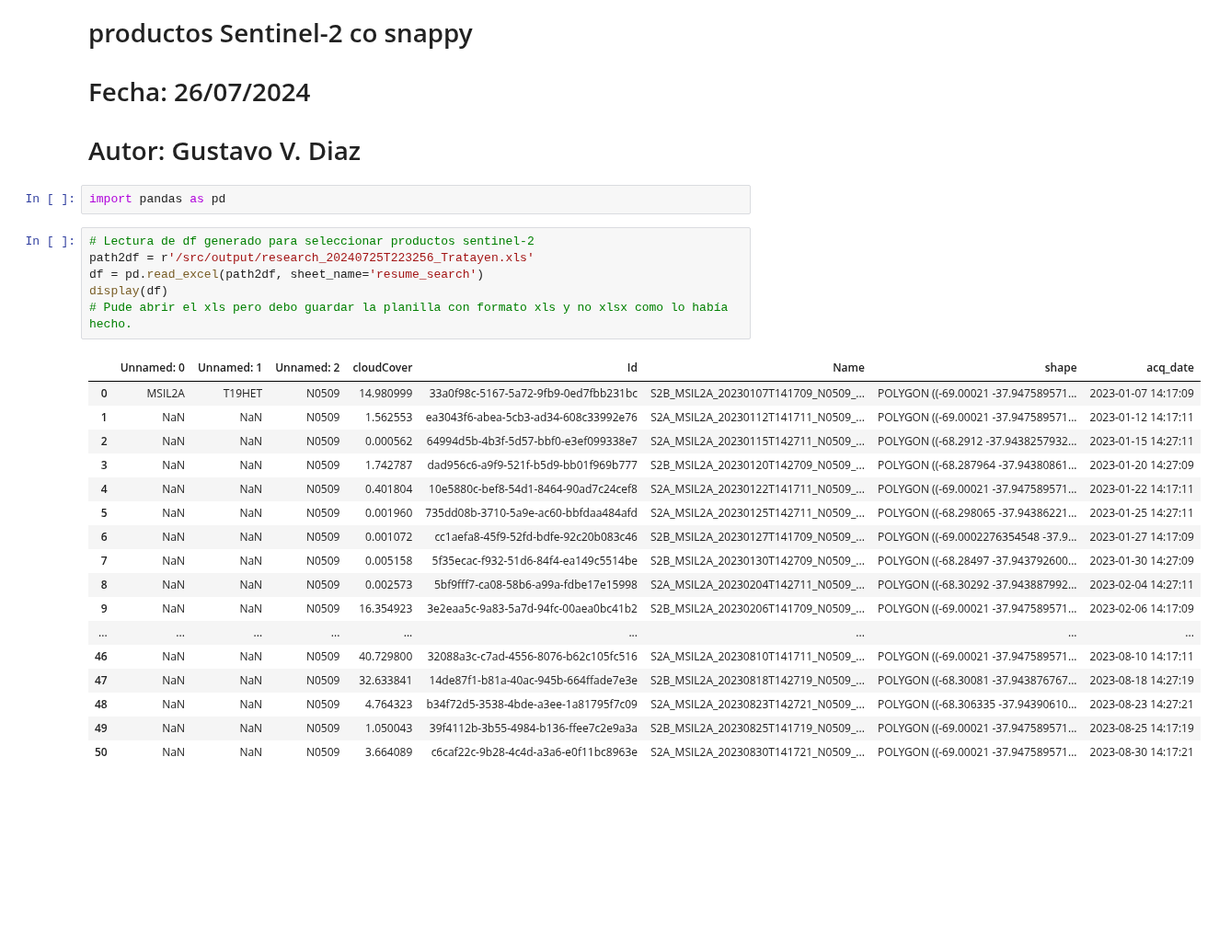
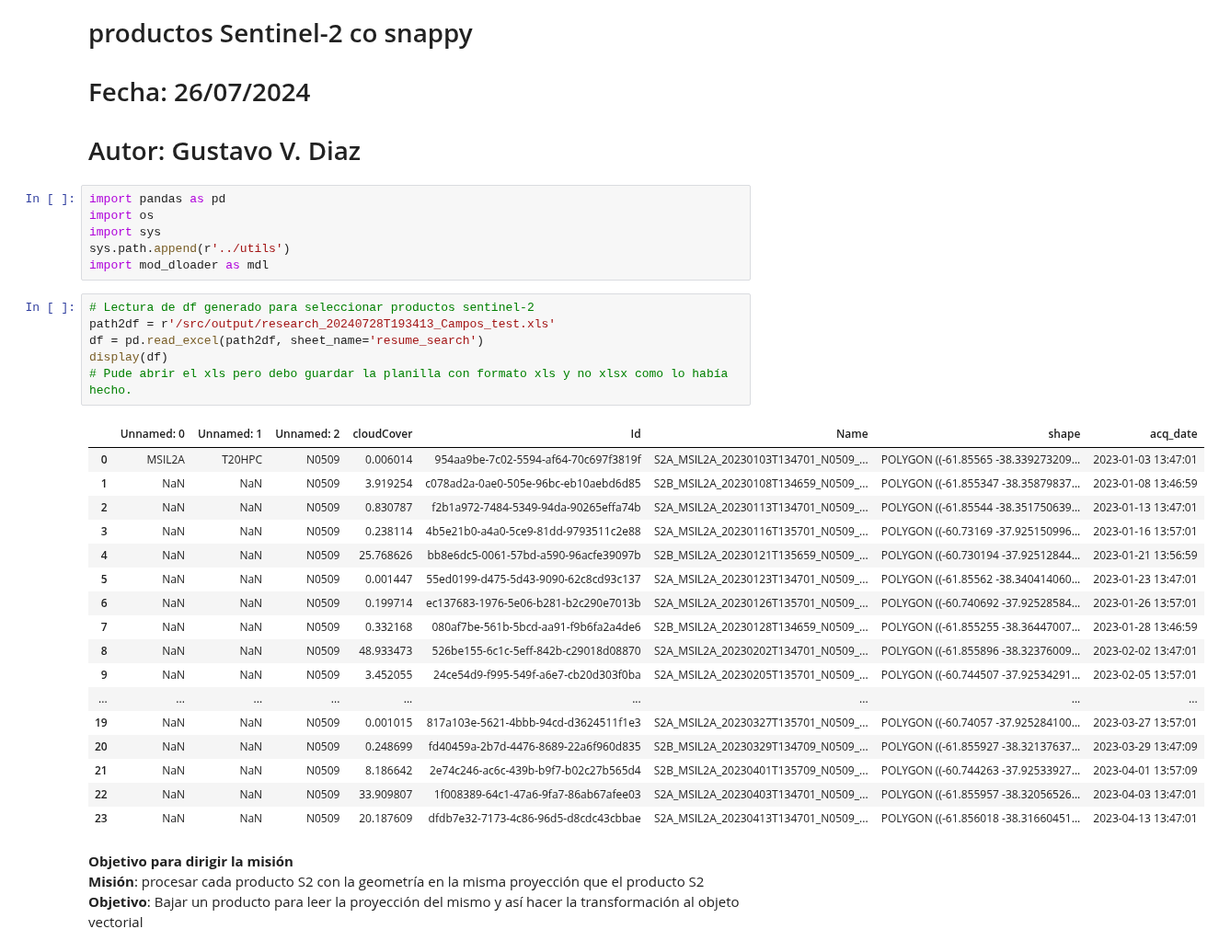
Before and after one commit to gvdiaz/NDVI_S2_gauge, a Jupyter notebook: Scripts/Note2script_snappy.ipynb, the cells around one changed output. Shown at 92% size. Saved outputs shown, nothing was run; the diff lists cells and outputs as text; blank space fills up the shorter version.

Commit message:
Agrego código para bajar un producto de prueba Sentinel-2 y procesarlo correctamente con snappy

```diff
--- a/Scripts/Note2script_snappy.ipynb
+++ b/Scripts/Note2script_snappy.ipynb
@@ -4,27 +4,35 @@
 # Autor: Gustavo V. Diaz
 # %%
 import pandas as pd
+import os
+import sys
+sys.path.append(r'../utils')
+import mod_dloader as mdl
 # %%
 # Lectura de df generado para seleccionar productos sentinel-2
-path2df = r'/src/output/research_20240725T223256_Tratayen.xls'
+path2df = r'/src/output/research_20240728T193413_Campos_test.xls'
 df = pd.read_excel(path2df, sheet_name='resume_search')
 display(df)
 # Pude abrir el xls pero debo guardar la planilla con formato xls y no xlsx como lo había hecho.
 # %% [output]
 |  | Unnamed: 0 | Unnamed: 1 | Unnamed: 2 | cloudCover | Id | Name | shape | acq_date |
-| 0 | MSIL2A | T19HET | N0509 | 14.980999 | 33a0f98c-5167-5a72-9fb9-0ed7fbb231bc | S2B_MSIL2A_20230107T141709_N0509_... | POLYGON ((-69.00021 -37.947589571... | 2023-01-07 14:17:09 |
-| 1 | NaN | NaN | N0509 | 1.562553 | ea3043f6-abea-5cb3-ad34-608c33992e76 | S2A_MSIL2A_20230112T141711_N0509_... | POLYGON ((-69.00021 -37.947589571... | 2023-01-12 14:17:11 |
-| 2 | NaN | NaN | N0509 | 0.000562 | 64994d5b-4b3f-5d57-bbf0-e3ef099338e7 | S2A_MSIL2A_20230115T142711_N0509_... | POLYGON ((-68.2912 -37.9438257932... | 2023-01-15 14:27:11 |
-| 3 | NaN | NaN | N0509 | 1.742787 | dad956c6-a9f9-521f-b5d9-bb01f969b777 | S2B_MSIL2A_20230120T142709_N0509_... | POLYGON ((-68.287964 -37.94380861... | 2023-01-20 14:27:09 |
-| 4 | NaN | NaN | N0509 | 0.401804 | 10e5880c-bef8-54d1-8464-90ad7c24cef8 | S2A_MSIL2A_20230122T141711_N0509_... | POLYGON ((-69.00021 -37.947589571... | 2023-01-22 14:17:11 |
-| 5 | NaN | NaN | N0509 | 0.001960 | 735dd08b-3710-5a9e-ac60-bbfdaa484afd | S2A_MSIL2A_20230125T142711_N0509_... | POLYGON ((-68.298065 -37.94386221... | 2023-01-25 14:27:11 |
-| 6 | NaN | NaN | N0509 | 0.001072 | cc1aefa8-45f9-52fd-bdfe-92c20b083c46 | S2B_MSIL2A_20230127T141709_N0509_... | POLYGON ((-69.0002276354548 -37.9... | 2023-01-27 14:17:09 |
-| 7 | NaN | NaN | N0509 | 0.005158 | 5f35ecac-f932-51d6-84f4-ea149c5514be | S2B_MSIL2A_20230130T142709_N0509_... | POLYGON ((-68.28497 -37.943792600... | 2023-01-30 14:27:09 |
-| 8 | NaN | NaN | N0509 | 0.002573 | 5bf9fff7-ca08-58b6-a99a-fdbe17e15998 | S2A_MSIL2A_20230204T142711_N0509_... | POLYGON ((-68.30292 -37.943887992... | 2023-02-04 14:27:11 |
-| 9 | NaN | NaN | N0509 | 16.354923 | 3e2eaa5c-9a83-5a7d-94fc-00aea0bc41b2 | S2B_MSIL2A_20230206T141709_N0509_... | POLYGON ((-69.00021 -37.947589571... | 2023-02-06 14:17:09 |
+| 0 | MSIL2A | T20HPC | N0509 | 0.006014 | 954aa9be-7c02-5594-af64-70c697f3819f | S2A_MSIL2A_20230103T134701_N0509_... | POLYGON ((-61.85565 -38.339273209... | 2023-01-03 13:47:01 |
+| 1 | NaN | NaN | N0509 | 3.919254 | c078ad2a-0ae0-505e-96bc-eb10aebd6d85 | S2B_MSIL2A_20230108T134659_N0509_... | POLYGON ((-61.855347 -38.35879837... | 2023-01-08 13:46:59 |
+| 2 | NaN | NaN | N0509 | 0.830787 | f2b1a972-7484-5349-94da-90265effa74b | S2A_MSIL2A_20230113T134701_N0509_... | POLYGON ((-61.85544 -38.351750639... | 2023-01-13 13:47:01 |
+| 3 | NaN | NaN | N0509 | 0.238114 | 4b5e21b0-a4a0-5ce9-81dd-9793511c2e88 | S2A_MSIL2A_20230116T135701_N0509_... | POLYGON ((-60.73169 -37.925150996... | 2023-01-16 13:57:01 |
+| 4 | NaN | NaN | N0509 | 25.768626 | bb8e6dc5-0061-57bd-a590-96acfe39097b | S2B_MSIL2A_20230121T135659_N0509_... | POLYGON ((-60.730194 -37.92512844... | 2023-01-21 13:56:59 |
+| 5 | NaN | NaN | N0509 | 0.001447 | 55ed0199-d475-5d43-9090-62c8cd93c137 | S2A_MSIL2A_20230123T134701_N0509_... | POLYGON ((-61.85562 -38.340414060... | 2023-01-23 13:47:01 |
+| 6 | NaN | NaN | N0509 | 0.199714 | ec137683-1976-5e06-b281-b2c290e7013b | S2A_MSIL2A_20230126T135701_N0509_... | POLYGON ((-60.740692 -37.92528584... | 2023-01-26 13:57:01 |
+| 7 | NaN | NaN | N0509 | 0.332168 | 080af7be-561b-5bcd-aa91-f9b6fa2a4de6 | S2B_MSIL2A_20230128T134659_N0509_... | POLYGON ((-61.855255 -38.36447007... | 2023-01-28 13:46:59 |
+| 8 | NaN | NaN | N0509 | 48.933473 | 526be155-6c1c-5eff-842b-c29018d08870 | S2A_MSIL2A_20230202T134701_N0509_... | POLYGON ((-61.855896 -38.32376009... | 2023-02-02 13:47:01 |
+| 9 | NaN | NaN | N0509 | 3.452055 | 24ce54d9-f995-549f-a6e7-cb20d303f0ba | S2A_MSIL2A_20230205T135701_N0509_... | POLYGON ((-60.744507 -37.92534291... | 2023-02-05 13:57:01 |
 | ... | ... | ... | ... | ... | ... | ... | ... | ... |
-| 46 | NaN | NaN | N0509 | 40.729800 | 32088a3c-c7ad-4556-8076-b62c105fc516 | S2A_MSIL2A_20230810T141711_N0509_... | POLYGON ((-69.00021 -37.947589571... | 2023-08-10 14:17:11 |
-| 47 | NaN | NaN | N0509 | 32.633841 | 14de87f1-b81a-40ac-945b-664ffade7e3e | S2B_MSIL2A_20230818T142719_N0509_... | POLYGON ((-68.30081 -37.943876767... | 2023-08-18 14:27:19 |
-| 48 | NaN | NaN | N0509 | 4.764323 | b34f72d5-3538-4bde-a3ee-1a81795f7c09 | S2A_MSIL2A_20230823T142721_N0509_... | POLYGON ((-68.306335 -37.94390610... | 2023-08-23 14:27:21 |
-| 49 | NaN | NaN | N0509 | 1.050043 | 39f4112b-3b55-4984-b136-ffee7c2e9a3a | S2B_MSIL2A_20230825T141719_N0509_... | POLYGON ((-69.00021 -37.947589571... | 2023-08-25 14:17:19 |
-| 50 | NaN | NaN | N0509 | 3.664089 | c6caf22c-9b28-4c4d-a3a6-e0f11bc8963e | S2A_MSIL2A_20230830T141721_N0509_... | POLYGON ((-69.00021 -37.947589571... | 2023-08-30 14:17:21 |
+| 19 | NaN | NaN | N0509 | 0.001015 | 817a103e-5621-4bbb-94cd-d3624511f1e3 | S2A_MSIL2A_20230327T135701_N0509_... | POLYGON ((-60.74057 -37.925284100... | 2023-03-27 13:57:01 |
+| 20 | NaN | NaN | N0509 | 0.248699 | fd40459a-2b7d-4476-8689-22a6f960d835 | S2B_MSIL2A_20230329T134709_N0509_... | POLYGON ((-61.855927 -38.32137637... | 2023-03-29 13:47:09 |
+| 21 | NaN | NaN | N0509 | 8.186642 | 2e74c246-ac6c-439b-b9f7-b02c27b565d4 | S2B_MSIL2A_20230401T135709_N0509_... | POLYGON ((-60.744263 -37.92533927... | 2023-04-01 13:57:09 |
+| 22 | NaN | NaN | N0509 | 33.909807 | 1f008389-64c1-47a6-9fa7-86ab67afee03 | S2A_MSIL2A_20230403T134701_N0509_... | POLYGON ((-61.855957 -38.32056526... | 2023-04-03 13:47:01 |
+| 23 | NaN | NaN | N0509 | 20.187609 | dfdb7e32-7173-4c86-96d5-d8cdc43cbbae | S2A_MSIL2A_20230413T134701_N0509_... | POLYGON ((-61.856018 -38.31660451... | 2023-04-13 13:47:01 |
+# %% [markdown]
+**Objetivo para dirigir la misión** \
+**Misión**: procesar cada producto S2 con la geometría en la misma proyección que el producto S2\
+**Objetivo**: Bajar un producto para leer la proyección del mismo y así hacer la transformación al objeto vectorial
```
Also changed, not shown: parts of 2 cells of this notebook.
